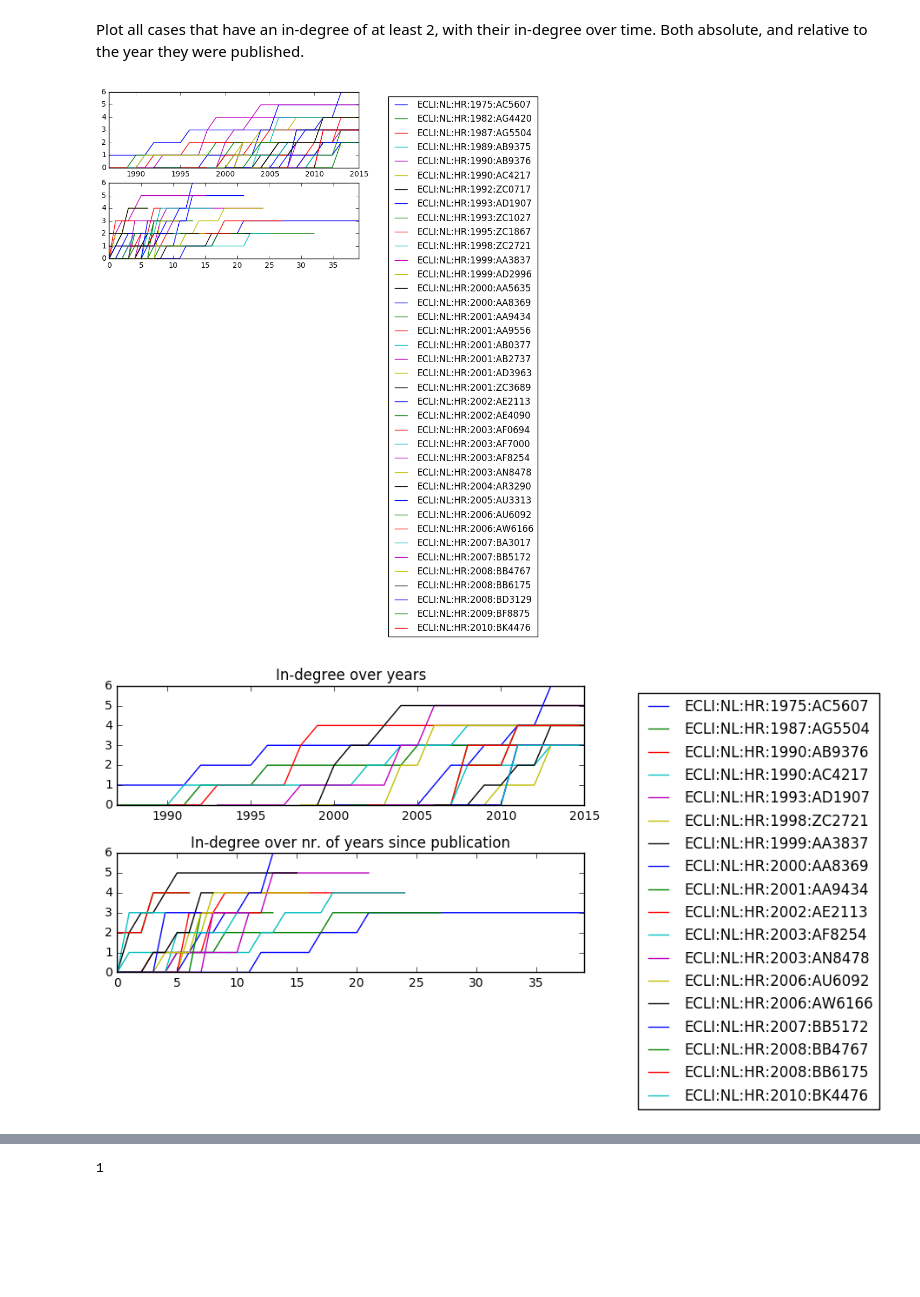
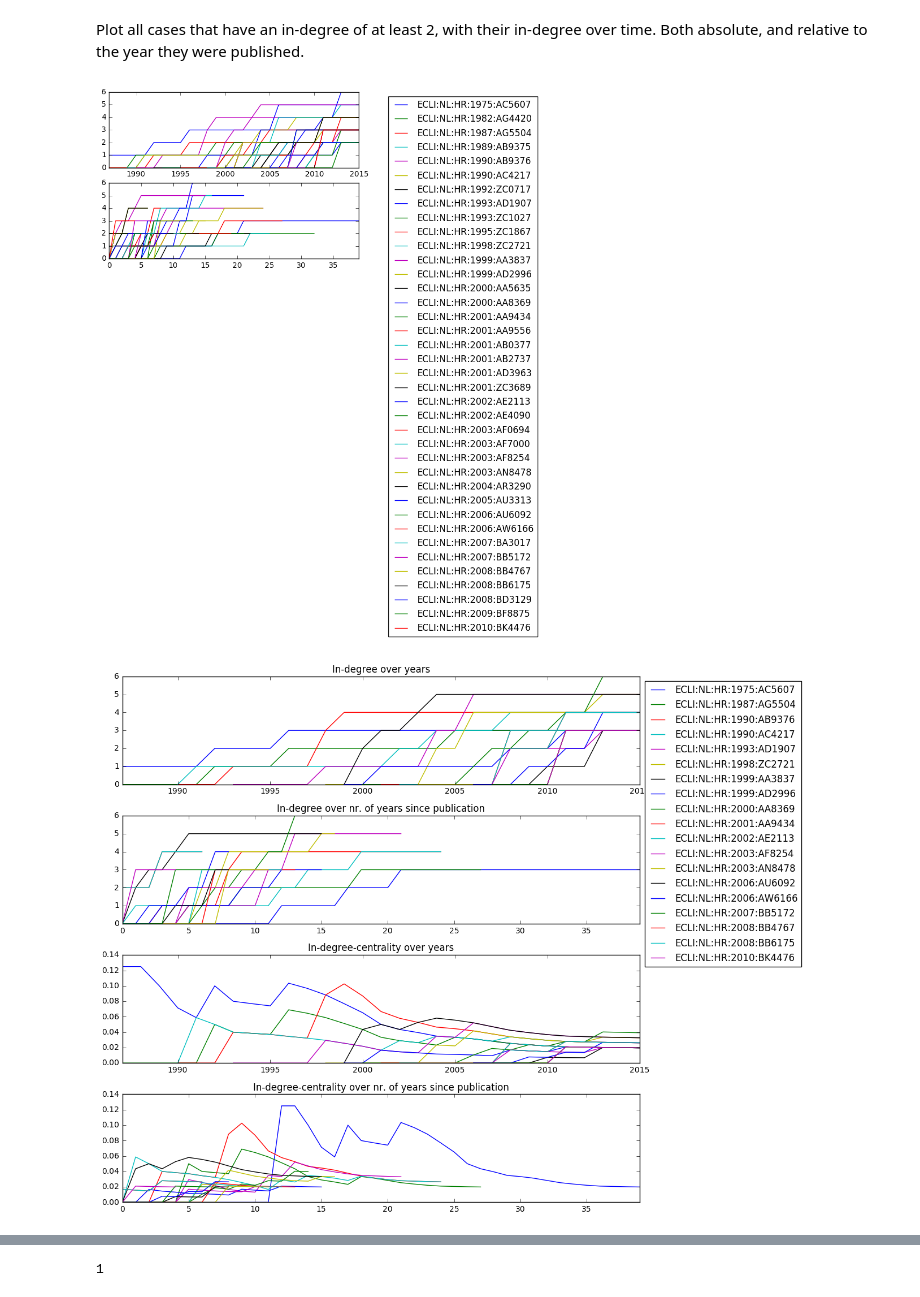
Before and after one commit to caselawanalytics/CaseLawAnalytics, a Jupyter notebook: notebooks/TimeAnalysis.ipynb, the cells around one changed output, grey strips where cells are left out. Drawn from its saved outputs; the diff is of its cells as text; code cells hidden in the pictures; blank space fills up the shorter version.

```diff
--- a/notebooks/TimeAnalysis.ipynb
+++ b/notebooks/TimeAnalysis.ipynb
@@ -11,7 +11,7 @@ from matplotlib import pyplot as plt
 # %% [markdown]
 Load a network (created with caselawnet):
 # %%
-fn = '/media/sf_VBox_Shared/CaseLaw/graphs/json_sigma/wgaans_community.json'
+fn = '/media/sf_VBox_Shared/CaseLaw/graphs/wgaans/paper_30mei2017.json'
 with open(fn) as f:
     network = json.load(f)
 # %%
@@ -94,26 +103,30 @@ for ecli in nodes_total_df.index.levels[1]:
 axes[0].legend(bbox_to_anchor=(1.1, 1), loc='upper left')
 plt.show()
 # %% [output]
-[figure, old version]
+[figure, new version]
 # %%
 # With in-degree at least 3
-fig, axes = plt.subplots(2, sharex=False)
+fig, axes = plt.subplots(4, figsize=(10, 10))
 for ecli in nodes_total_df.index.levels[1]:
-    ecli_data = nodes_total_df.xs(ecli, level=1)['in_degree']
-    if(max(ecli_data)>2):
-        ecli_data.plot(ax=axes[0], label=ecli)
+    ecli_data = nodes_total_df.xs(ecli, level=1)[['in_degree', 'in_degree_centrality']]
+    if(max(ecli_data['in_degree'])>2):
+        ecli_data['in_degree'].plot(ax=axes[0], label=ecli)
+        ecli_data['in_degree_centrality'].plot(ax=axes[2], label=ecli)
         since_start = ecli_data.copy()
         ecli_year = min(nodes_total_df.xs(ecli, level=1)['year'])
         since_start.index = since_start.index - ecli_year
         since_start = since_start.reindex(range(0, max(since_start.index)), fill_value=0)
-        since_start.plot(ax=axes[1], label=ecli)
-axes[0].legend(bbox_to_anchor=(1.1, 1), loc='upper left')
+        since_start['in_degree'].plot(ax=axes[1], label=ecli)
+        since_start['in_degree_centrality'].plot(ax=axes[3], label=ecli)
+axes[0].legend(bbox_to_anchor=(1, 1), loc='upper left')
 axes[0].set_title('In-degree over years')
 axes[1].set_title('In-degree over nr. of years since publication')
+axes[2].set_title('In-degree-centrality over years')
+axes[3].set_title('In-degree-centrality over nr. of years since publication')
 plt.tight_layout()
 plt.show()
 # %% [output]
-[figure, old version]
+[figure, new version]
 # %%
 links_df_merged = links_df.merge(nodes_df[['id', 'ecli', 'year']],
                           left_on='source', right_on='id', suffixes=['_link', '_source'])
```
Also changed, not shown: parts of 8 cells of this notebook.
